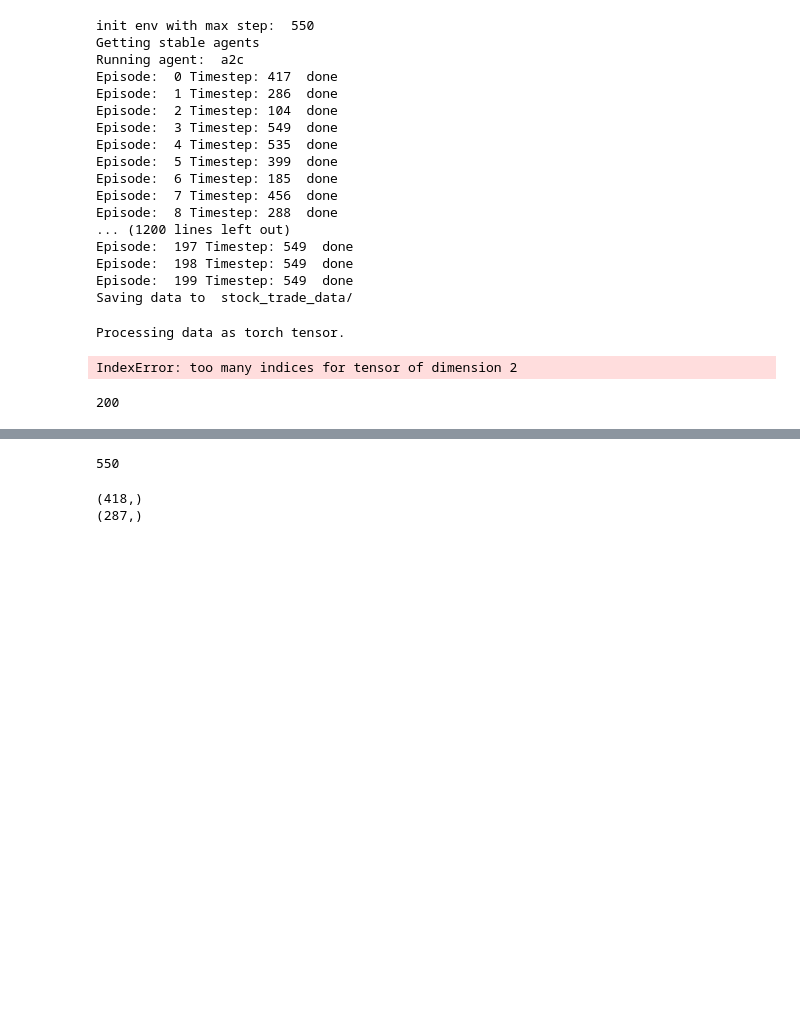
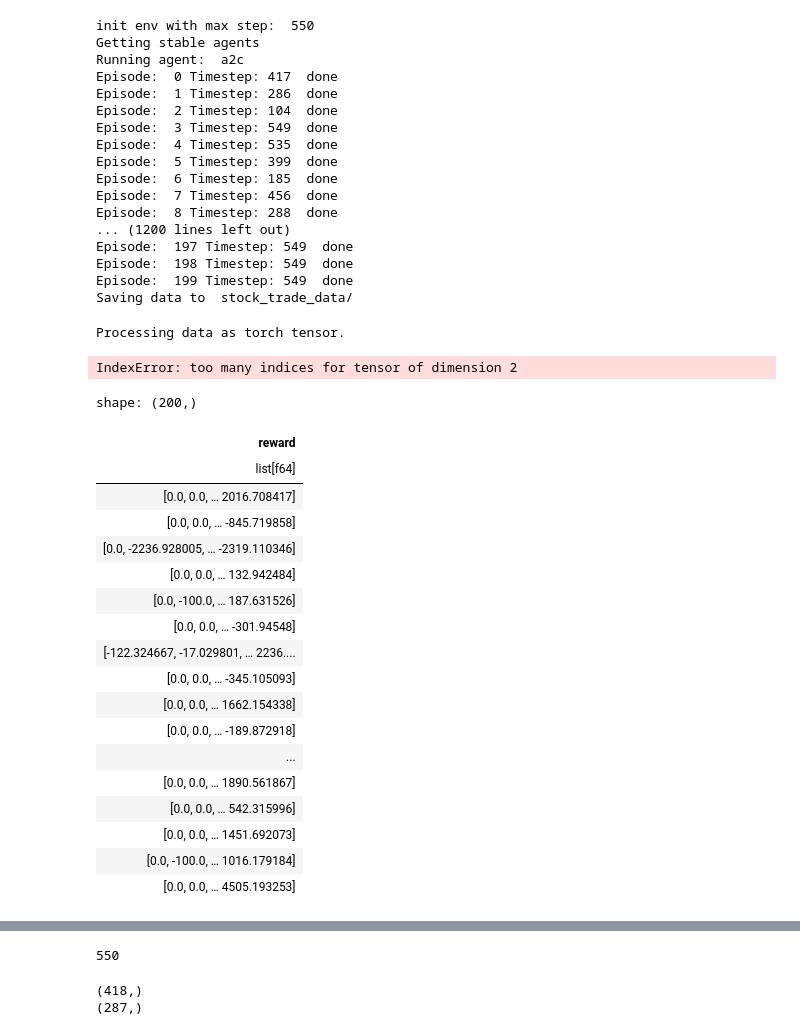
Before and after one commit to mrvictoru/stonkdecision, a Jupyter notebook: src/testing.ipynb, the cells around one changed output, grey strips where cells are left out. Drawn from its saved outputs; the diff is of its cells as text; code cells hidden in the pictures; blank space fills up the shorter version.

```diff
--- a/src/testing.ipynb
+++ b/src/testing.ipynb
@@ -62,6 +62,28 @@ import polars as pl
 import numpy as np
 # %%
 data = pl.from_arrow(dataset.data.table)
+# %%
+data['reward']
+# %% [output]
+shape: (200,)
+| reward |
+| list[f64] |
+| [0.0, 0.0, … 2016.708417] |
+| [0.0, 0.0, … -845.719858] |
+| [0.0, -2236.928005, … -2319.110346] |
+| [0.0, 0.0, … 132.942484] |
+| [0.0, -100.0, … 187.631526] |
+| [0.0, 0.0, … -301.94548] |
+| [-122.324667, -17.029801, … 2236.... |
+| [0.0, 0.0, … -345.105093] |
+| [0.0, 0.0, … 1662.154338] |
+| [0.0, 0.0, … -189.872918] |
+| ... |
+| [0.0, 0.0, … 1890.561867] |
+| [0.0, 0.0, … 542.315996] |
+| [0.0, 0.0, … 1451.692073] |
+| [0.0, -100.0, … 1016.179184] |
+| [0.0, 0.0, … 4505.193253] |
 # %%
 test = data['state'].apply(lambda x: np.stack(np.array(x)))
 # %%
@@ -98,7 +120,3 @@ def compute_rtg_torch(reward, gamma, rtg_scale):
     return rtgs
 # %%
 testrtg = compute_rtg(data, 0.99, 1)
-# %%
-len(testrtg)
-# %% [output]
-200
```
Also changed, not shown: parts of 1 cell of this notebook, 1 other file.
